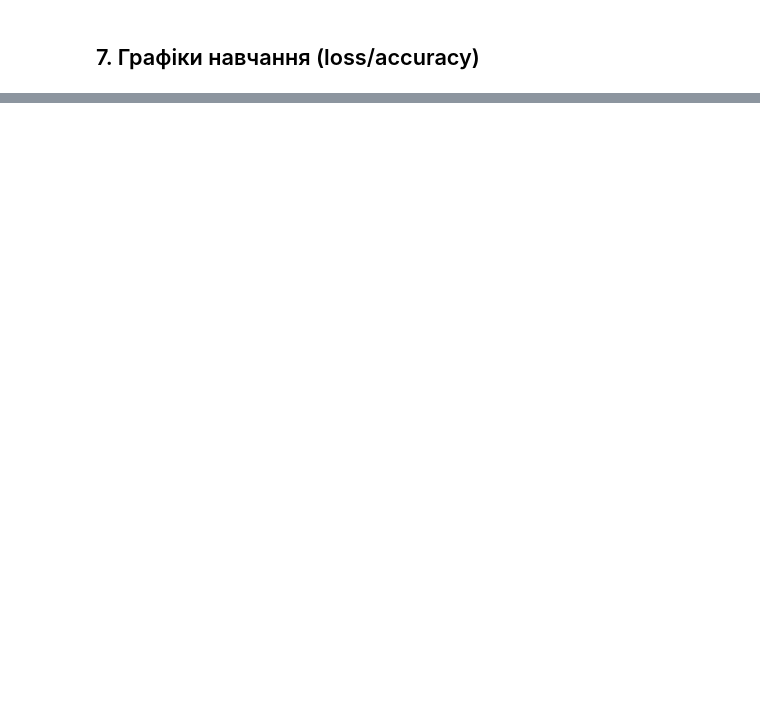
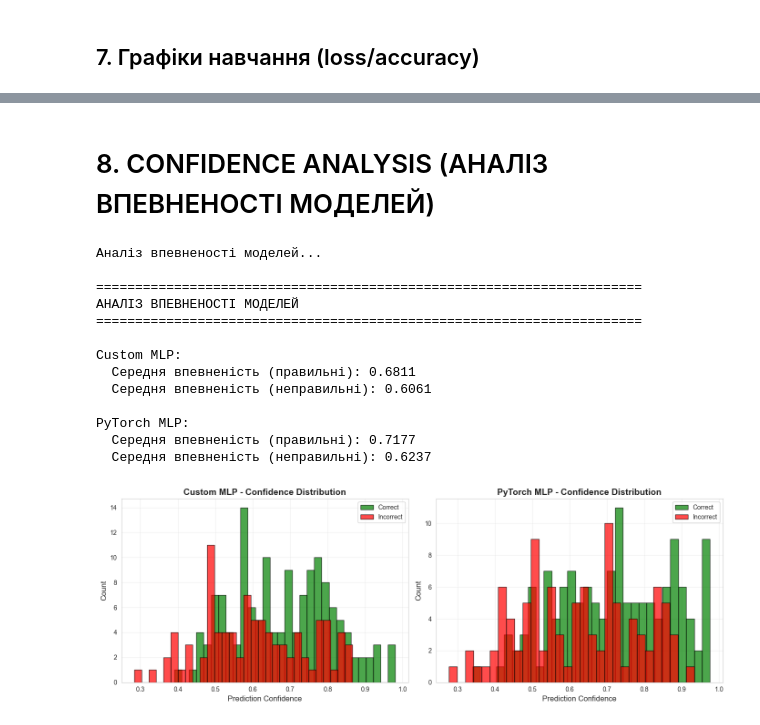
Before and after one commit to Doromido/ML-FeI-43, a Jupyter notebook: Lab5.ipynb, the cells around one changed output, grey strips where cells are left out. Saved outputs shown, nothing was run; the diff lists cells and outputs as text; code cells hidden in the pictures; blank space fills up the shorter version.

```diff
--- a/Lab5.ipynb
+++ b/Lab5.ipynb
@@ -375,0 +816,73 @@ plot_confusion_matrix(y_test.numpy(), y_pred_custom, y_pred_pt, class_names)
+# %% [markdown]
+# 8. CONFIDENCE ANALYSIS (АНАЛІЗ ВПЕВНЕНОСТІ МОДЕЛЕЙ)
+# %%
+def analyze_prediction_confidence(y_pred_custom_proba, y_pred_pt_proba,
+                                 y_true, y_pred_custom, y_pred_pt):
+    """Аналіз впевненості моделей у своїх предикціях"""
+
+    custom_confidence = np.max(y_pred_custom_proba, axis=1)
+    pt_confidence = np.max(y_pred_pt_proba, axis=1)
+
+    custom_correct = (y_pred_custom == y_true)
+    pt_correct = (y_pred_pt == y_true)
+
+    print("\n" + "="*70)
+    print("АНАЛІЗ ВПЕВНЕНОСТІ МОДЕЛЕЙ")
+    print("="*70)
+
+    print(f"\nCustom MLP:")
+    print(f"  Середня впевненість (правильні): {custom_confidence[custom_correct].mean():.4f}")
+    print(f"  Середня впевненість (неправильні): {custom_confidence[~custom_correct].mean():.4f}")
+
+    print(f"\nPyTorch MLP:")
+    print(f"  Середня впевненість (правильні): {pt_confidence[pt_correct].mean():.4f}")
+    print(f"  Середня впевненість (неправильні): {pt_confidence[~pt_correct].mean():.4f}")
+
+    # Візуалізація
+    fig, axes = plt.subplots(1, 2, figsize=(14, 5))
+
+    # Custom MLP
+    axes[0].hist(custom_confidence[custom_correct], bins=30, alpha=0.7,
+                label='Correct', color='green', edgecolor='black')
+    axes[0].hist(custom_confidence[~custom_correct], bins=30, alpha=0.7,
+                label='Incorrect', color='red', edgecolor='black')
+    axes[0].set_xlabel('Prediction Confidence', fontsize=12)
+    axes[0].set_ylabel('Count', fontsize=12)
+    axes[0].set_title('Custom MLP - Confidence Distribution', fontsize=14, fontweight='bold')
+    axes[0].legend()
+    axes[0].grid(True, alpha=0.3)
+
+    # PyTorch MLP
+    axes[1].hist(pt_confidence[pt_correct], bins=30, alpha=0.7,
+                label='Correct', color='green', edgecolor='black')
+    axes[1].hist(pt_confidence[~pt_correct], bins=30, alpha=0.7,
+                label='Incorrect', color='red', edgecolor='black')
+    axes[1].set_xlabel('Prediction Confidence', fontsize=12)
+    axes[1].set_ylabel('Count', fontsize=12)
+    axes[1].set_title('PyTorch MLP - Confidence Distribution', fontsize=14, fontweight='bold')
+    axes[1].legend()
+    axes[1].grid(True, alpha=0.3)
+
+    plt.tight_layout()
+    plt.show()
+
+print("\nАналіз впевненості моделей...")
+analyze_prediction_confidence(
+    y_pred_custom_proba_np, y_pred_pt_proba_np,
+    y_test_np, y_pred_custom_np, y_pred_pt_np
+)
+# %% [output]
+Аналіз впевненості моделей...
+
+======================================================================
+АНАЛІЗ ВПЕВНЕНОСТІ МОДЕЛЕЙ
+======================================================================
+
+Custom MLP:
+  Середня впевненість (правильні): 0.6811
+  Середня впевненість (неправильні): 0.6061
+
+PyTorch MLP:
+  Середня впевненість (правильні): 0.7177
+  Середня впевненість (неправильні): 0.6237
+[figure, added]
```
Also changed, not shown: parts of 24 cells of this notebook.
